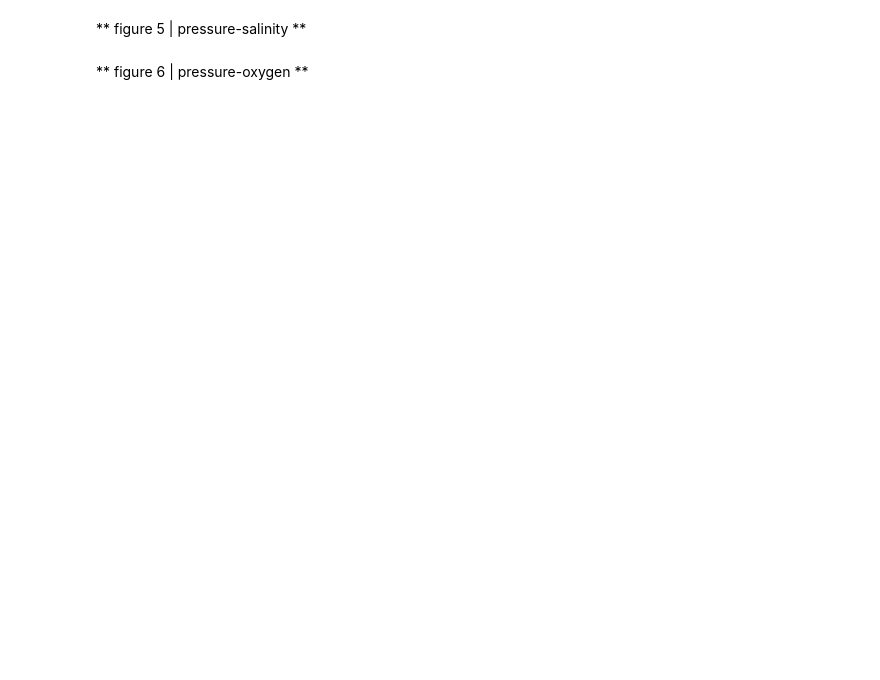
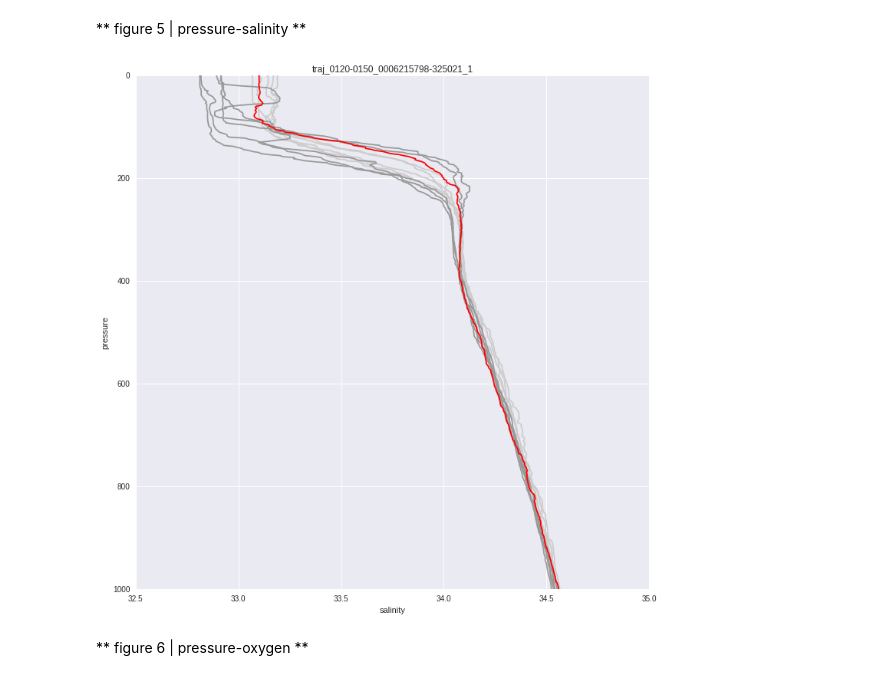
Before and after one commit to eapsclimate/cchdo-data, a Jupyter notebook: rcs-eddies/traj_0120-0150_0006215798-325021_1.ipynb, the cells around one changed output. Drawn from its saved outputs; the diff is of its cells as text; code cells hidden in the pictures; blank space fills up the shorter version.

```diff
--- a/rcs-eddies/traj_0120-0150_0006215798-325021_1.ipynb
+++ b/rcs-eddies/traj_0120-0150_0006215798-325021_1.ipynb
@@ -172,30 +174,29 @@ plt.show()
 # %%
 sns.set()
 plt.rcParams['figure.figsize'] = (12, 12)
 for expo in cchdo_ctd.find({'expocode': expo_code}).sort('time', 1):
     ds = xr.open_dataset(expo['path'])
     lon = ds.longitude.values[0]
     lat = ds.latitude.values[0]
     p = ds.pressure.values
-    t = ds.temperature.values
     s = ds.salinity.values
-    o = ds.oxygen.values
     sa = gsw.SA_from_SP(s, p, lon, lat)
-    ct = gsw.CT_from_t(sa, t, p)
-    station = int(filter(str.isdigit, str(ds.STATION_NUMBER)))
-    cast = int(filter(str.isdigit, str(ds.CAST_NUMBER)))
+    station = int(ds.STATION_NUMBER)
+    cast = int(ds.CAST_NUMBER)
     if (station == STA and cast == CAS):
         plt.plot(sa, p, color='#ff0000', zorder=3)
     elif (STA-6) < station < STA:
         plt.plot(sa, p, color='#cccccc', zorder=1)
     elif STA < station < (STA+6):
         plt.plot(sa, p, color='#999999', zorder=2)
 plt.title(eddy_code + '-' + expo_code)
 plt.xlabel('salinity')
 plt.ylabel('pressure')
 plt.ylim([1000, 0])
 plt.savefig('figures/figure-5/' + eddy_code + '-' + expo_code + '.jpeg')
 plt.show()
+# %% [output]
+[figure, added]
 # %% [markdown]
 ** figure 6 | pressure-oxygen **
 # %%
```
Also changed, not shown: parts of 7 cells of this notebook, 4 other files.
